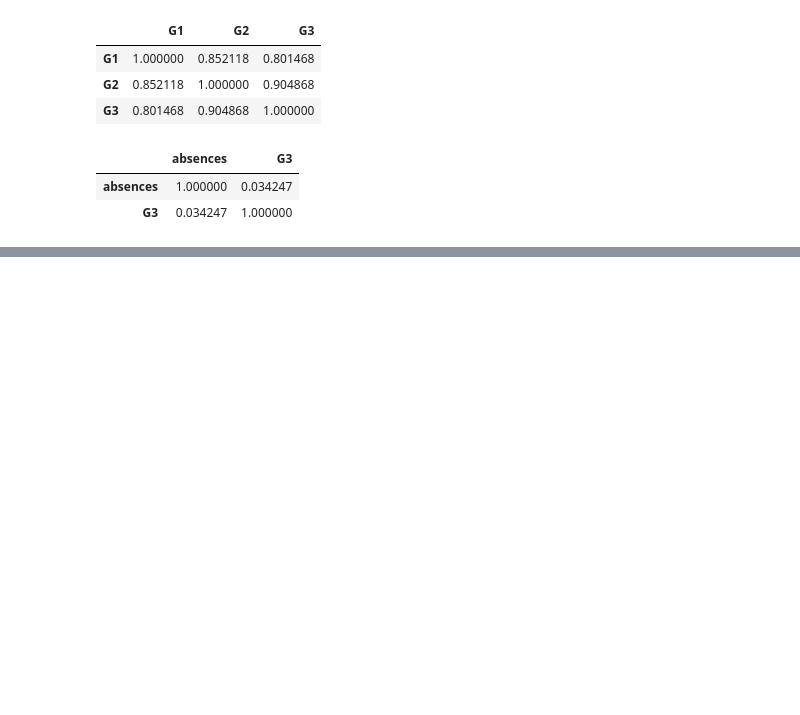
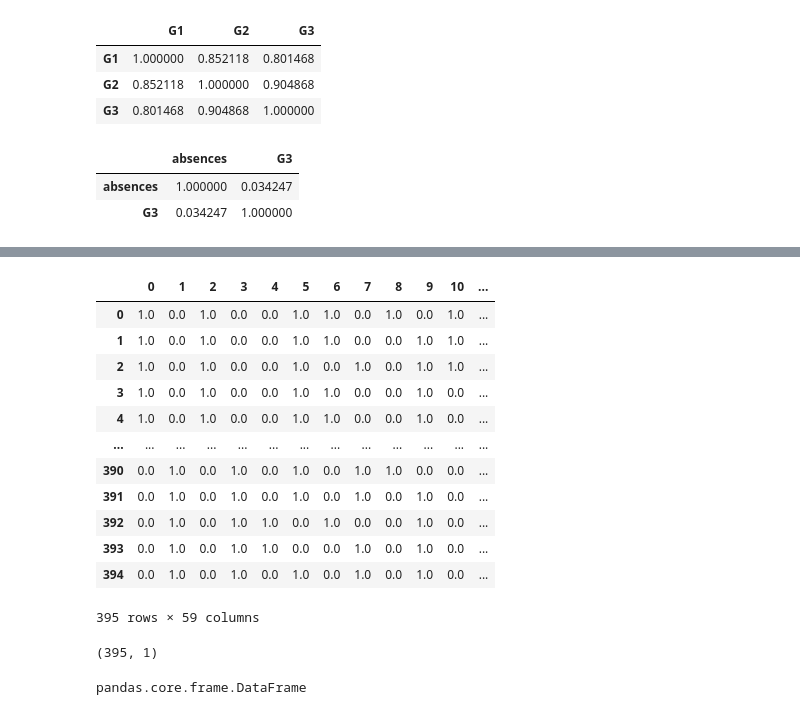
Before and after one commit to triested/student-perform-ml, a Jupyter notebook: Workshop project_ Data Analysis.ipynb, the cells around one changed output, grey strips where cells are left out. Saved outputs shown, nothing was run; the diff lists cells and outputs as text; code cells hidden in the pictures; blank space fills up the shorter version.

```diff
--- a/Workshop project_ Data Analysis.ipynb
+++ b/Workshop project_ Data Analysis.ipynb
@@ -183,0 +230,16 @@ corr_matrix4.style.background_gradient(cmap='coolwarm')
+# %%
+math
+# %% [output]
+|  | 0 | 1 | 2 | 3 | 4 | 5 | 6 | 7 | 8 | 9 | 10 | ... |
+| 0 | 1.0 | 0.0 | 1.0 | 0.0 | 0.0 | 1.0 | 1.0 | 0.0 | 1.0 | 0.0 | 1.0 | ... |
+| 1 | 1.0 | 0.0 | 1.0 | 0.0 | 0.0 | 1.0 | 1.0 | 0.0 | 0.0 | 1.0 | 1.0 | ... |
+| 2 | 1.0 | 0.0 | 1.0 | 0.0 | 0.0 | 1.0 | 0.0 | 1.0 | 0.0 | 1.0 | 1.0 | ... |
+| 3 | 1.0 | 0.0 | 1.0 | 0.0 | 0.0 | 1.0 | 1.0 | 0.0 | 0.0 | 1.0 | 0.0 | ... |
+| 4 | 1.0 | 0.0 | 1.0 | 0.0 | 0.0 | 1.0 | 1.0 | 0.0 | 0.0 | 1.0 | 0.0 | ... |
+| ... | ... | ... | ... | ... | ... | ... | ... | ... | ... | ... | ... | ... |
+| 390 | 0.0 | 1.0 | 0.0 | 1.0 | 0.0 | 1.0 | 0.0 | 1.0 | 1.0 | 0.0 | 0.0 | ... |
+| 391 | 0.0 | 1.0 | 0.0 | 1.0 | 0.0 | 1.0 | 0.0 | 1.0 | 0.0 | 1.0 | 0.0 | ... |
+| 392 | 0.0 | 1.0 | 0.0 | 1.0 | 1.0 | 0.0 | 1.0 | 0.0 | 0.0 | 1.0 | 0.0 | ... |
+| 393 | 0.0 | 1.0 | 0.0 | 1.0 | 1.0 | 0.0 | 0.0 | 1.0 | 0.0 | 1.0 | 0.0 | ... |
+| 394 | 0.0 | 1.0 | 0.0 | 1.0 | 0.0 | 1.0 | 0.0 | 1.0 | 0.0 | 1.0 | 0.0 | ... |
+395 rows × 59 columns
@@ -183,0 +256,4 @@ corr_matrix4.style.background_gradient(cmap='coolwarm')
+# %%
+label_.shape
+# %% [output]
+(395, 1)
@@ -183,0 +262,6 @@ corr_matrix4.style.background_gradient(cmap='coolwarm')
+# %%
+frames1=[math1,label_]
+math=pd.concat(frames1,axis=1)
+type(math)
+# %% [output]
+pandas.core.frame.DataFrame
```
Also changed, not shown: parts of 22 cells of this notebook.
